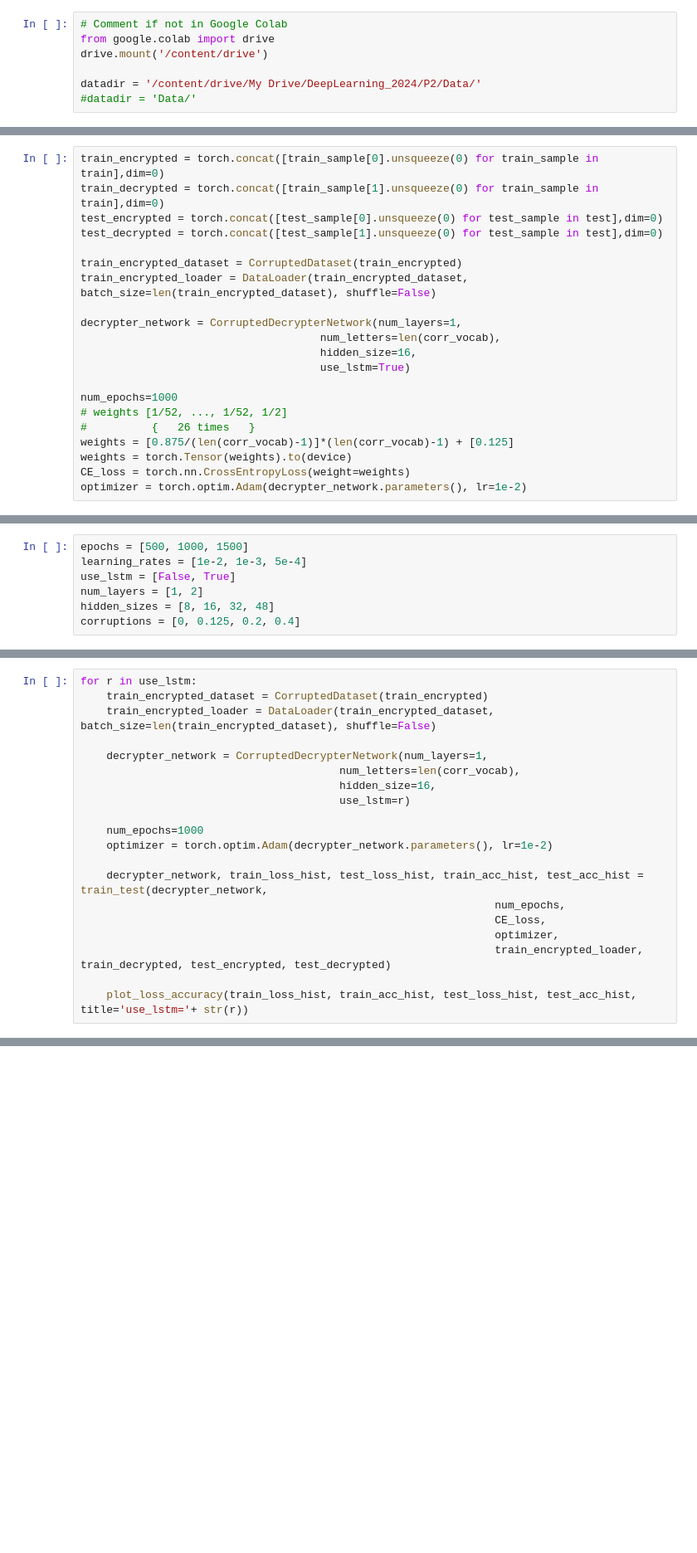
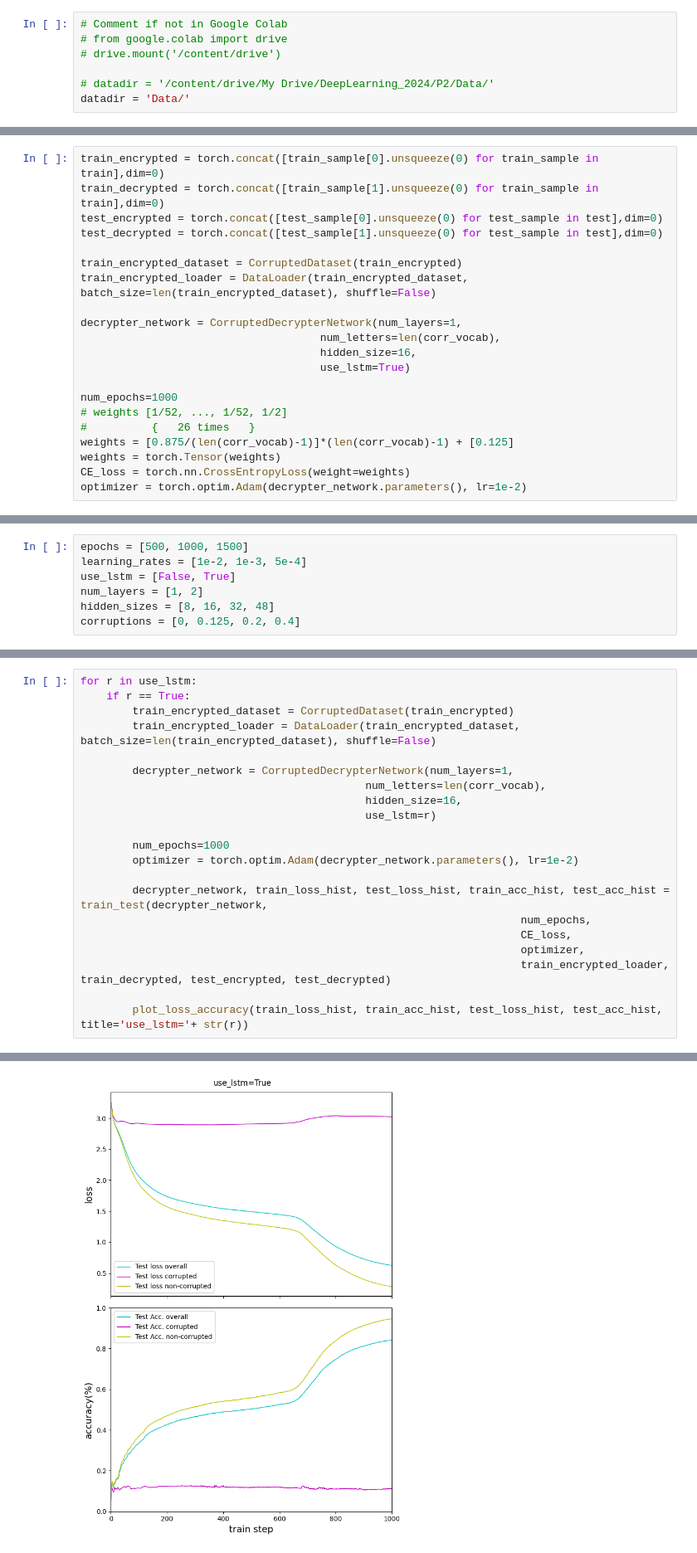
Before and after one commit to LucaFranceschi01/DL-2024, a Jupyter notebook: P2/P2-Questions_Answers.ipynb, the cells around one changed output, grey strips where cells are left out. Shown at 83% size. Saved outputs shown, nothing was run; the diff lists cells and outputs as text; blank space fills up the shorter version.

```diff
--- a/P2/P2-Questions_Answers.ipynb
+++ b/P2/P2-Questions_Answers.ipynb
@@ -27,8 +27,8 @@ from sklearn.metrics import confusion_matrix, ConfusionMatrixDisplay
 # Google Drive (or not)
 # %%
 # Comment if not in Google Colab
-from google.colab import drive
-drive.mount('/content/drive')
+# from google.colab import drive
+# drive.mount('/content/drive')
 
-datadir = '/content/drive/My Drive/DeepLearning_2024/P2/Data/'
-#datadir = 'Data/'
+# datadir = '/content/drive/My Drive/DeepLearning_2024/P2/Data/'
+datadir = 'Data/'
@@ -628,7 +739,7 @@ num_epochs=1000
 # weights [1/52, ..., 1/52, 1/2]
 #          {   26 times   }
 weights = [0.875/(len(corr_vocab)-1)]*(len(corr_vocab)-1) + [0.125]
-weights = torch.Tensor(weights).to(device)
+weights = torch.Tensor(weights)
 CE_loss = torch.nn.CrossEntropyLoss(weight=weights)
 optimizer = torch.optim.Adam(decrypter_network.parameters(), lr=1e-2)
 # %%
@@ -793,20 +951,22 @@ for l in learning_rates:
 # %%
 for r in use_lstm:
-    train_encrypted_dataset = CorruptedDataset(train_encrypted)
-    train_encrypted_loader = DataLoader(train_encrypted_dataset, batch_size=len(train_encrypted_dataset), shuffle=False)
+    if r == True:
+        train_encrypted_dataset = CorruptedDataset(train_encrypted)
+        train_encrypted_loader = DataLoader(train_encrypted_dataset, batch_size=len(train_encrypted_dataset), shuffle=False)
 
-    decrypter_network = CorruptedDecrypterNetwork(num_layers=1,
-                                        num_letters=len(corr_vocab),
-                                        hidden_size=16,
-                                        use_lstm=r)
+        decrypter_network = CorruptedDecrypterNetwork(num_layers=1,
+                                            num_letters=len(corr_vocab),
+                                            hidden_size=16,
+                                            use_lstm=r)
 
-    num_epochs=1000
-    optimizer = torch.optim.Adam(decrypter_network.parameters(), lr=1e-2)
+        num_epochs=1000
+        optimizer = torch.optim.Adam(decrypter_network.parameters(), lr=1e-2)
 
-    decrypter_network, train_loss_hist, test_loss_hist, train_acc_hist, test_acc_hist = train_test(decrypter_network,
-                                                                num_epochs,
-                                                                CE_loss,
-                                                                optimizer,
-                                                                train_encrypted_loader, train_decrypted, test_encrypted, test_decrypted)
+        decrypter_network, train_loss_hist, test_loss_hist, train_acc_hist, test_acc_hist = train_test(decrypter_network,
+                                                                    num_epochs,
+                                                                    CE_loss,
+                                                                    optimizer,
+                                                                    train_encrypted_loader, train_decrypted, test_encrypted, test_decrypted)
 
-    plot_loss_accuracy(train_loss_hist, train_acc_hist, test_loss_hist, test_acc_hist, title='use_lstm='+ str(r))
+        plot_loss_accuracy(train_loss_hist, train_acc_hist, test_loss_hist, test_acc_hist, title='use_lstm='+ str(r))
+# %% [output]
@@ -813,3 +990,4 @@ for r in use_lstm:
+[figure, added]
 # %%
 for n in num_layers:
     train_encrypted_dataset = CorruptedDataset(train_encrypted)
```
Also changed, not shown: parts of 21 cells of this notebook, 11 other files.
